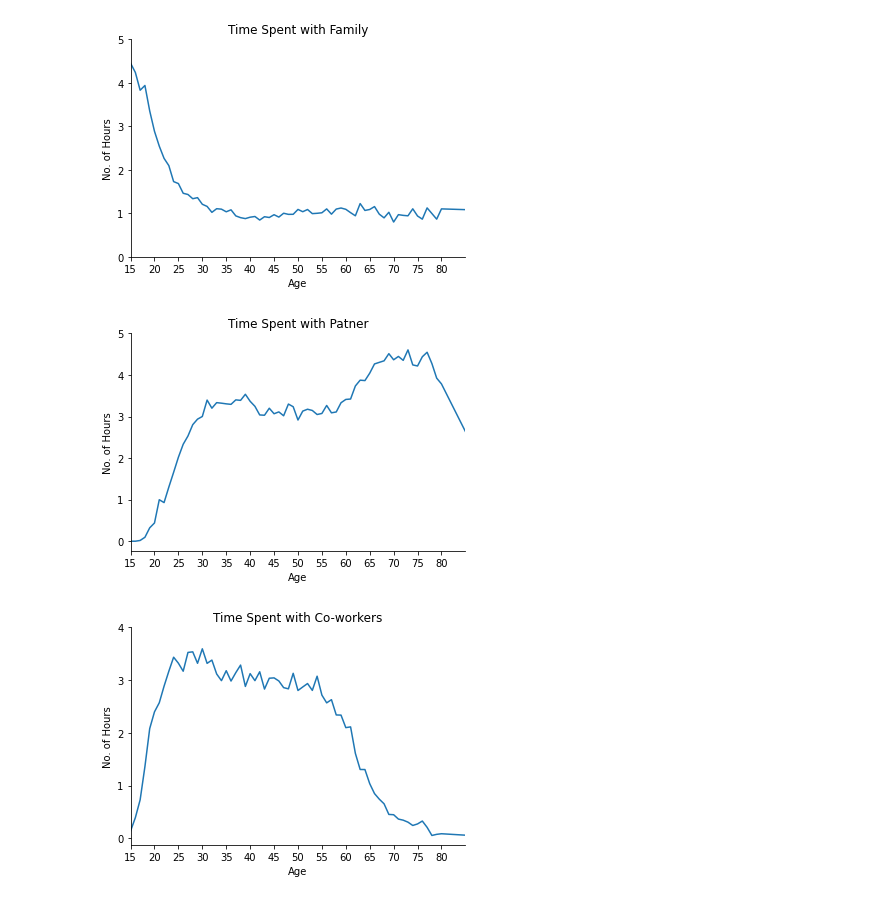
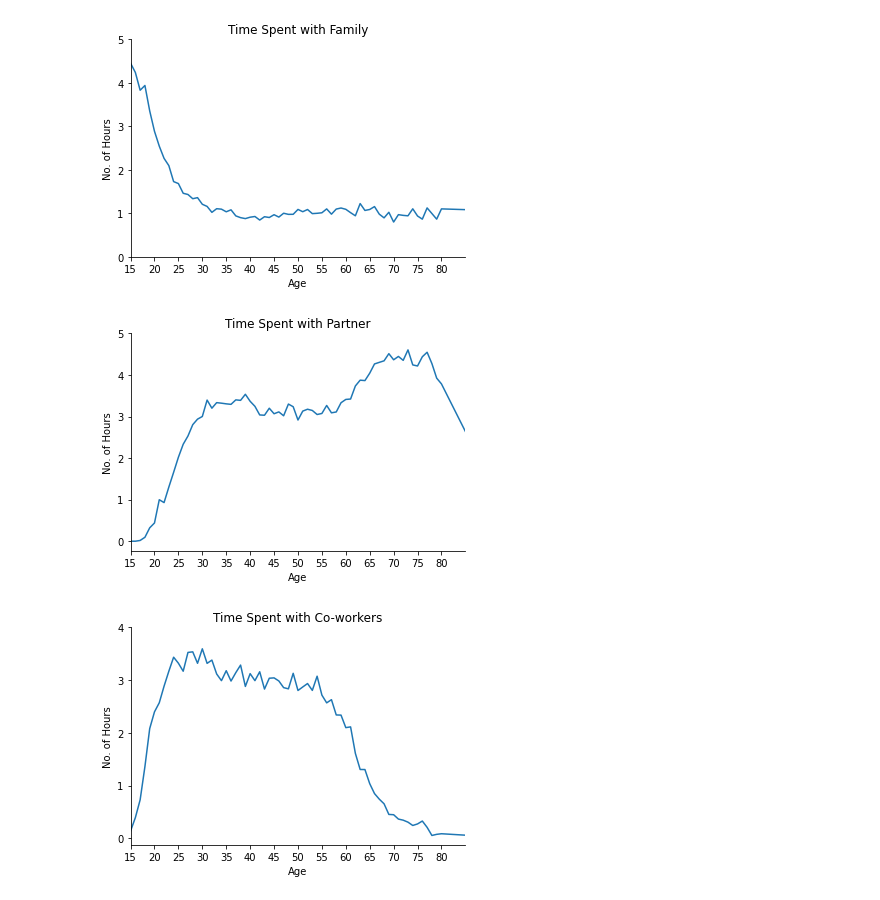
Before and after one commit to Parth-dipti-agrawal/With_Whom_We_Spend_Time, a Jupyter notebook: with-whom-we-spend-time.ipynb, the cells around one changed output. Drawn from its saved outputs; the diff is of its cells as text; code cells hidden in the pictures.

Commit message:
Kaggle Notebook | With_Whom_We_Spend_Time  | Version 2

```diff
--- a/with-whom-we-spend-time.ipynb
+++ b/with-whom-we-spend-time.ipynb
@@ -107,7 +109,7 @@ new_data.head()
 | 3 | United States | USA | 18 | 4.044973 | 2.295851 | 0.456455 | ... |
 | 4 | United States | USA | 19 | 4.463231 | 2.164286 | 0.607417 | ... |
 # %%
-new_data['Time spent with life Patner'] = (new_data['Time spent with life Patner'].divide(60))
+new_data['Time spent with life Partner'] = (new_data['Time spent with life Partner'].divide(60))
 new_data.head()
 # %% [output]
 |  | Entity | Code | Year | Time spent alone | Time spent with friends | Time spent with childrens | ... |
@@ -167,14 +169,14 @@ sns.despine(bottom =False, left = False)
 [figure]
 # %%
 ax= plt.subplots(figsize=(6,4))
-fig = sns.lineplot(x="Year",y="Time spent with life Patner", data = new_data)
+fig = sns.lineplot(x="Year",y="Time spent with life Partner", data = new_data)
 fig.axis(xmin=15, xmax=85);
 a = plt.xticks(np.arange(15,85,5))
 c = plt.yticks(np.arange(0,6,1))
-b=fig.set(xlabel='Age', ylabel='No. of Hours',title='Time Spent with Patner')
+b=fig.set(xlabel='Age', ylabel='No. of Hours',title='Time Spent with Partner')
 sns.despine(bottom =False, left = False)
 # %% [output]
-[figure, old version]
+[figure, new version]
 # %%
 ax= plt.subplots(figsize=(6,4))
 fig = sns.lineplot(x="Year",y="Time spent with co-workers", data = new_data)
```
Also changed, not shown: parts of 2 cells of this notebook.
